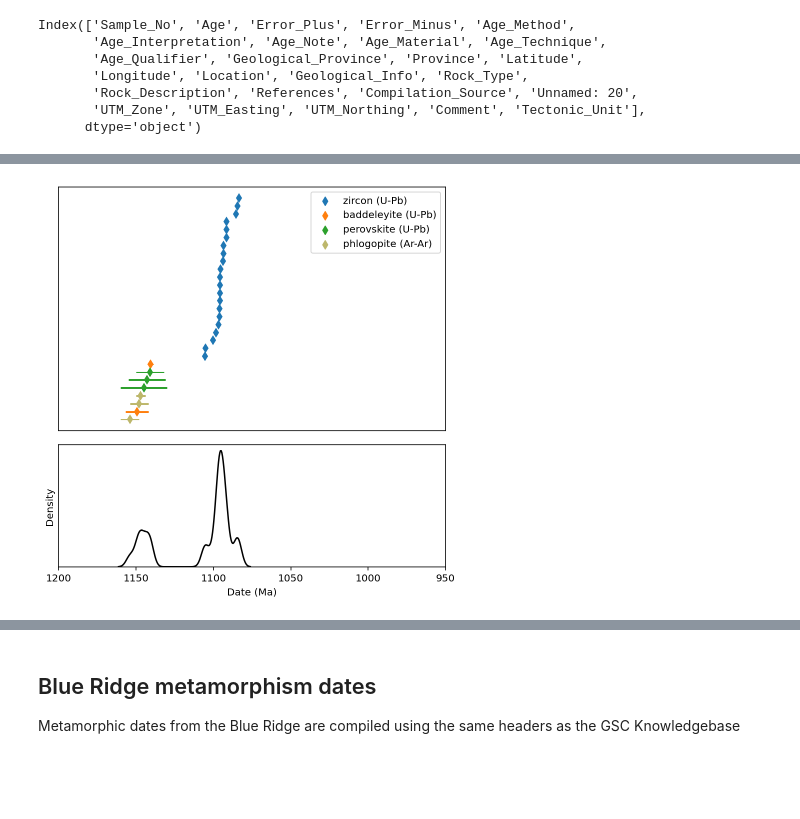
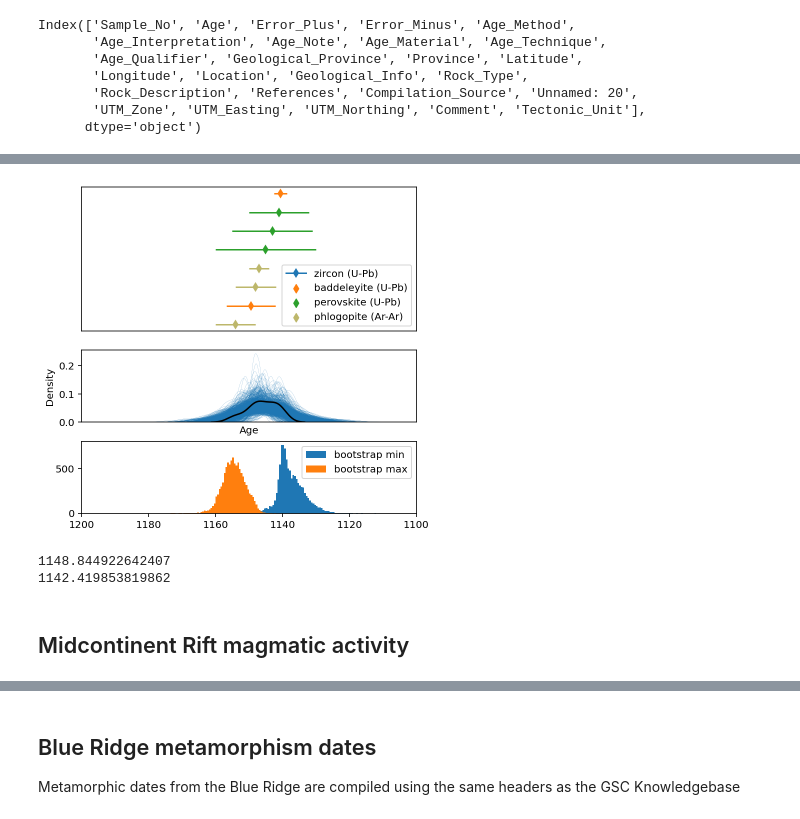
Before and after one commit to Swanson-Hysell/Mesoproterozoic_Turning_Point, a Jupyter notebook: code/Mesoprot_geochron.ipynb, the cells around one changed output, grey strips where cells are left out. Saved outputs shown, nothing was run; the diff lists cells and outputs as text; code cells hidden in the pictures; blank space fills up the shorter version.

Commit message:
implement bootstrap max/min method

```diff
--- a/code/Mesoprot_geochron.ipynb
+++ b/code/Mesoprot_geochron.ipynb
@@ -35,49 +44,75 @@ Abitibi_dates_phlog = Abitibi_dates[Abitibi_dates.Age_Material == 'Phlogopite']
 # %%
 fig = plt.figure(figsize=(6,6))
-spec = gridspec.GridSpec(ncols=1, nrows=2,
-                         height_ratios=[4, 2])
+spec = gridspec.GridSpec(ncols=1, nrows=3,
+                         height_ratios=[4, 2, 2])
 
 fig.add_subplot(spec[0])
-
-plt.errorbar(MCR_dates.Age,
-             len(Abitibi_dates)+MCR_dates.index,
-             xerr=MCR_dates.Error_Plus,
-             fmt='d',color='C0',label='zircon crystallization')
 
 plt.errorbar(Abitibi_dates_b.Age,
              Abitibi_dates_b.index,
              xerr=Abitibi_dates_b.Error_Plus,
              fmt='d',color='C1')
 
 plt.errorbar(Abitibi_dates_perov.Age,
              Abitibi_dates_perov.index,
              xerr=Abitibi_dates_perov.Error_Plus,
              fmt='d',color='C2')
 
 plt.errorbar(Abitibi_dates_phlog.Age,
              Abitibi_dates_phlog.index,
              xerr=Abitibi_dates_phlog.Error_Plus,
              fmt='d',color='darkkhaki')
 
-plt.xlim(1200,950)
 plt.gca().set_yticks([])
 plt.gca().set_xticks([])
-zircon_marker = plt.scatter([], [], c='C0', marker='d', label='zircon (U-Pb)')
 bad_marker = plt.scatter([], [], c='C1', marker='d', label='baddeleyite (U-Pb)')
 perov_marker = plt.scatter([], [], c='C2', marker='d', label='perovskite (U-Pb)')
 phlog_marker = plt.scatter([], [], c='darkkhaki', marker='d', label='phlogopite (Ar-Ar)')
-plt.legend(handles=[zircon_marker,bad_marker,perov_marker,phlog_marker])
+plt.legend(handles=[zircon_marker,bad_marker,perov_marker,phlog_marker],loc=4)
+plt.xlim(1200,1100)
 
 fig.add_subplot(spec[1])
 
-Midcontinent_Age_List = MCR_dates.Age.tolist() + Abitibi_dates.Age.tolist()
-sns.kdeplot(Midcontinent_Age_List,bw_adjust=0.2,color='black')
-plt.xlim(1200,950)
+bootstrapped_mins = []
+bootstrapped_maxs = []
 
-plt.gca().set_yticks([])
-plt.xlabel('Date (Ma)')
+for i in range(0,10000):
 
-plt.tight_layout()
+    bootstrapped_dates = []
+
+    resampled_data = Abitibi_dates.sample(n=len(Abitibi_dates),replace = True)
+    resampled_data.reset_index(inplace=True)
+
+    for n in resampled_data.index:
+        bootstrapped_date = np.random.normal(resampled_data.Age[n], resampled_data.Error_Plus[n]/2, 1)
+        bootstrapped_dates.append(bootstrapped_date[0])
+
+    bootstrapped_mins.append(np.min(bootstrapped_dates))
+    bootstrapped_maxs.append(np.max(bootstrapped_dates))
+    if 1000-i > 0:
+        sns.kdeplot(bootstrapped_dates,bw_adjust=0.8,alpha=0.5,color='C0',shade=False,linewidth=0.1)
+
+sns.kdeplot(Abitibi_dates.Age,bw_adjust=0.8,color='black')
+plt.xlim(1200,1100)
+plt.gca().set_xticks([])
+
+fig.add_subplot(spec[2])
+plt.hist(bootstrapped_mins,bins=np.arange(1100,1200,0.5),label='bootstrap min')
+plt.hist(bootstrapped_maxs,bins=np.arange(1100,1200,0.5),label='bootstrap max')
+plt.legend()
+plt.xlim(1200,1100)
+
 plt.show()
 # %% [output]
-[figure, old version]
+[figure, new version]
+# %%
+Abitibi_max = np.percentile(bootstrapped_maxs,5)
+Abitibi_min = np.percentile(bootstrapped_mins,95)
+
+print(Abitibi_max)
+print(Abitibi_min)
+# %% [output]
+1148.844922642407
+1142.419853819862
+# %% [markdown]
+## Midcontinent Rift magmatic activity
```
Also changed, not shown: parts of 9 cells of this notebook.
